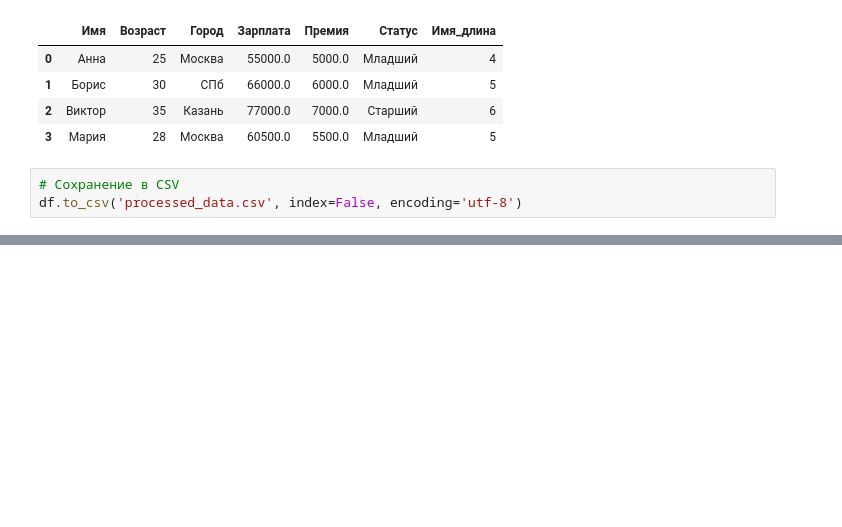
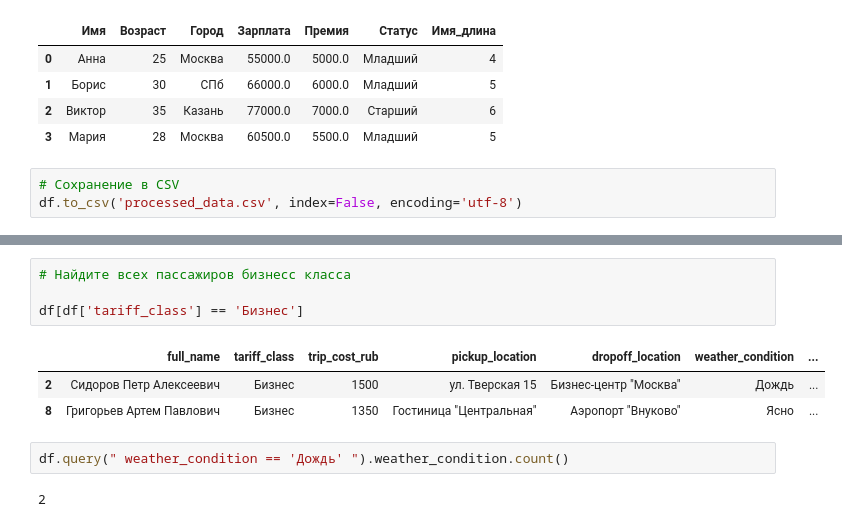
Before and after one commit to sql-for-students-2025/dg_dq_course, a Jupyter notebook: lesson_3/cw3.ipynb, the cells around one changed output, grey strips where cells are left out. Cells and saved outputs as stored; diff of their text form; blank space fills up the shorter version.

```diff
--- a/lesson_3/cw3.ipynb
+++ b/lesson_3/cw3.ipynb
@@ -294,0 +332,12 @@ df.to_csv('processed_data.csv', index=False, encoding='utf-8')
+# %%
+# Найдите всех пассажиров бизнесс класса
+
+df[df['tariff_class'] == 'Бизнес']
+# %% [output]
+|  | full_name | tariff_class | trip_cost_rub | pickup_location | dropoff_location | weather_condition | ... |
+| 2 | Сидоров Петр Алексеевич | Бизнес | 1500 | ул. Тверская 15 | Бизнес-центр "Москва" | Дождь | ... |
+| 8 | Григорьев Артем Павлович | Бизнес | 1350 | Гостиница "Центральная" | Аэропорт "Внуково" | Ясно | ... |
+# %%
+df.query(" weather_condition == 'Дождь' ").weather_condition.count()
+# %% [output]
+2
```
Also changed, not shown: parts of 9 cells of this notebook, 4 other files.
